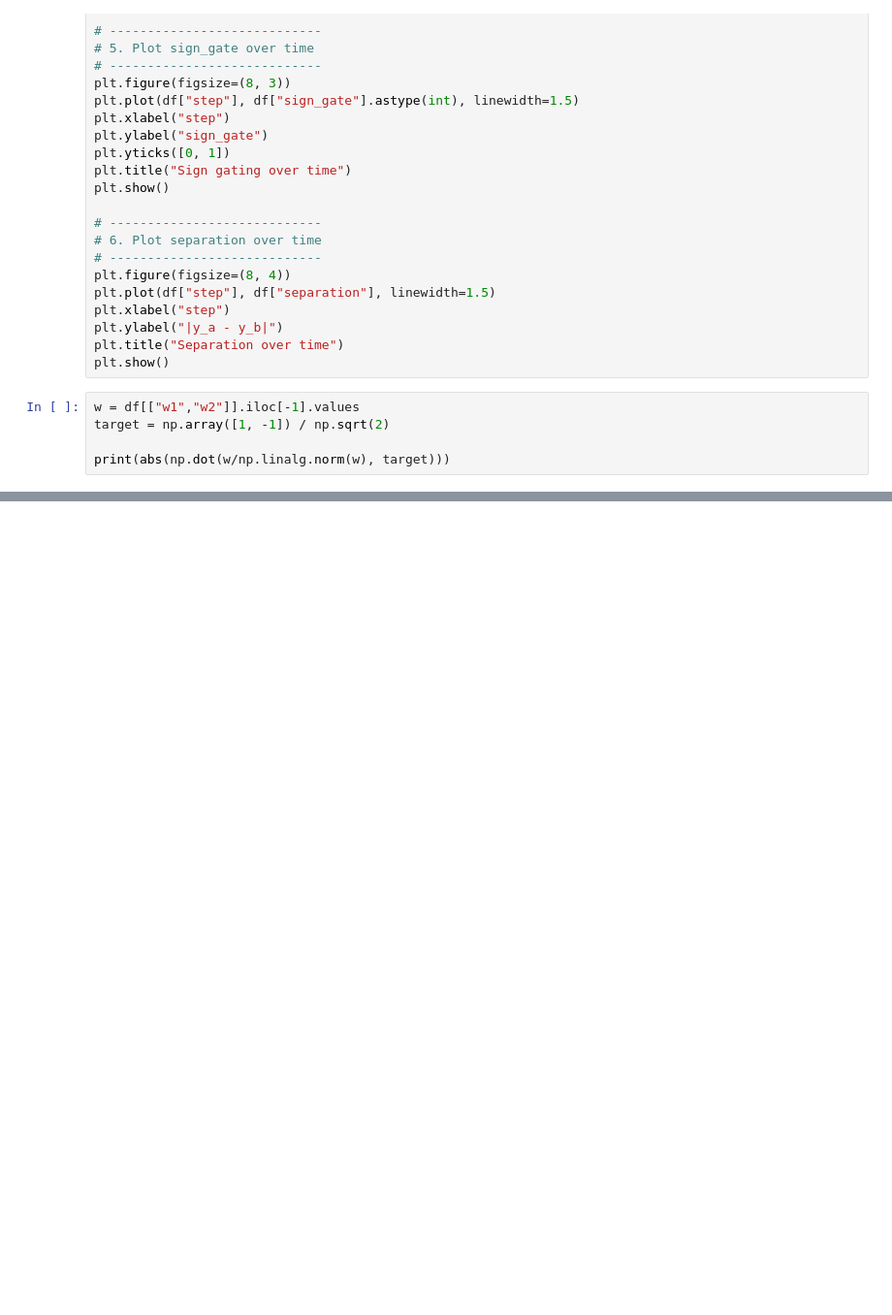
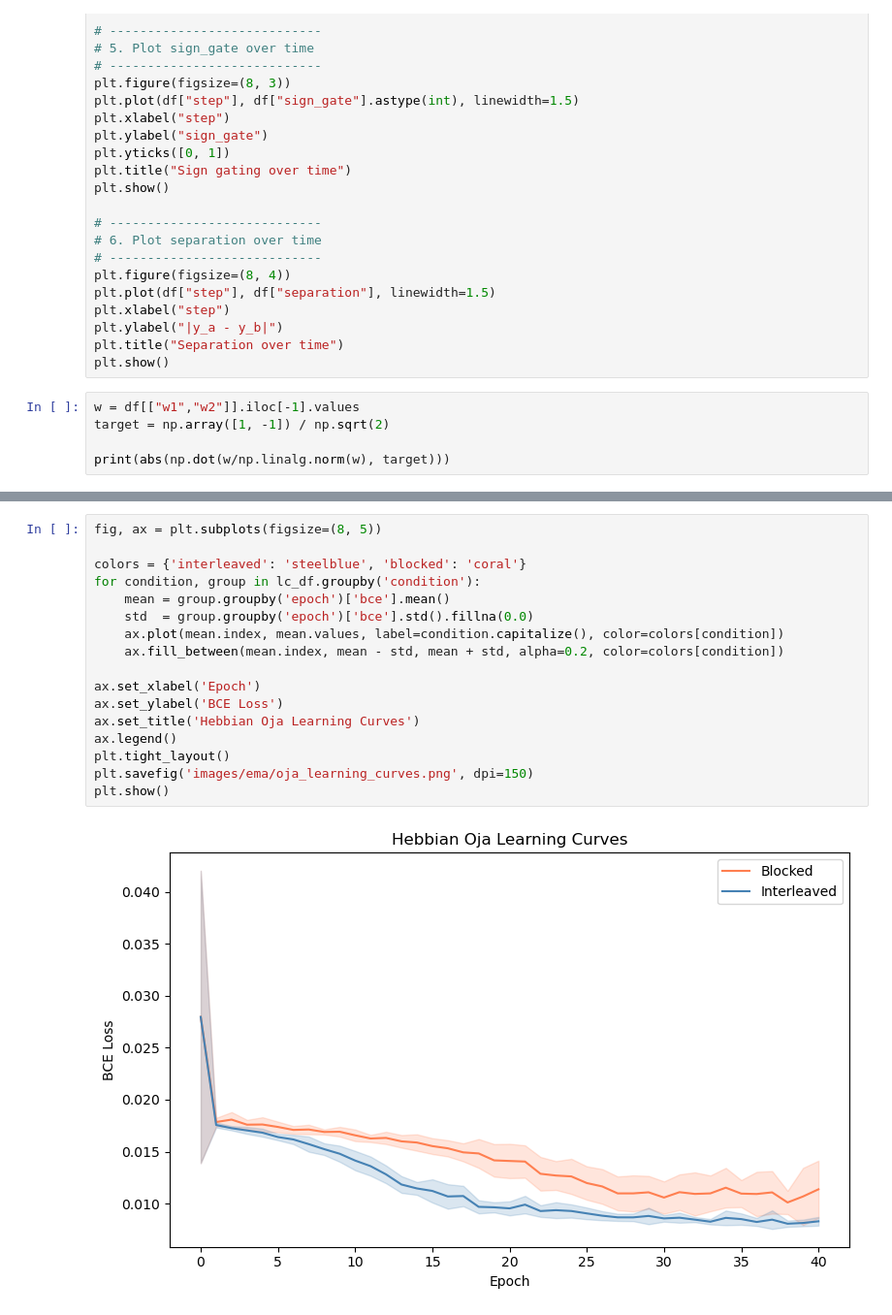
Before and after one commit to CalculatorAddict/ISC-ablations, a Jupyter notebook: oja_verification.ipynb, the cells around one changed output, grey strips where cells are left out. Shown at 97% size. Drawn from its saved outputs; the diff is of its cells as text; blank space fills up the shorter version.

```diff
--- a/oja_verification.ipynb
+++ b/oja_verification.ipynb
@@ -620,0 +697,19 @@ print(abs(np.dot(w/np.linalg.norm(w), target)))
+# %%
+fig, ax = plt.subplots(figsize=(8, 5))
+
+colors = {'interleaved': 'steelblue', 'blocked': 'coral'}
+for condition, group in lc_df.groupby('condition'):
+    mean = group.groupby('epoch')['bce'].mean()
+    std  = group.groupby('epoch')['bce'].std().fillna(0.0)
+    ax.plot(mean.index, mean.values, label=condition.capitalize(), color=colors[condition])
+    ax.fill_between(mean.index, mean - std, mean + std, alpha=0.2, color=colors[condition])
+
+ax.set_xlabel('Epoch')
+ax.set_ylabel('BCE Loss')
+ax.set_title('Hebbian Oja Learning Curves')
+ax.legend()
+plt.tight_layout()
+plt.savefig('images/ema/oja_learning_curves.png', dpi=150)
+plt.show()
+# %% [output]
+[figure, added]
```
Also changed, not shown: parts of 4 cells of this notebook, 4 other files.
